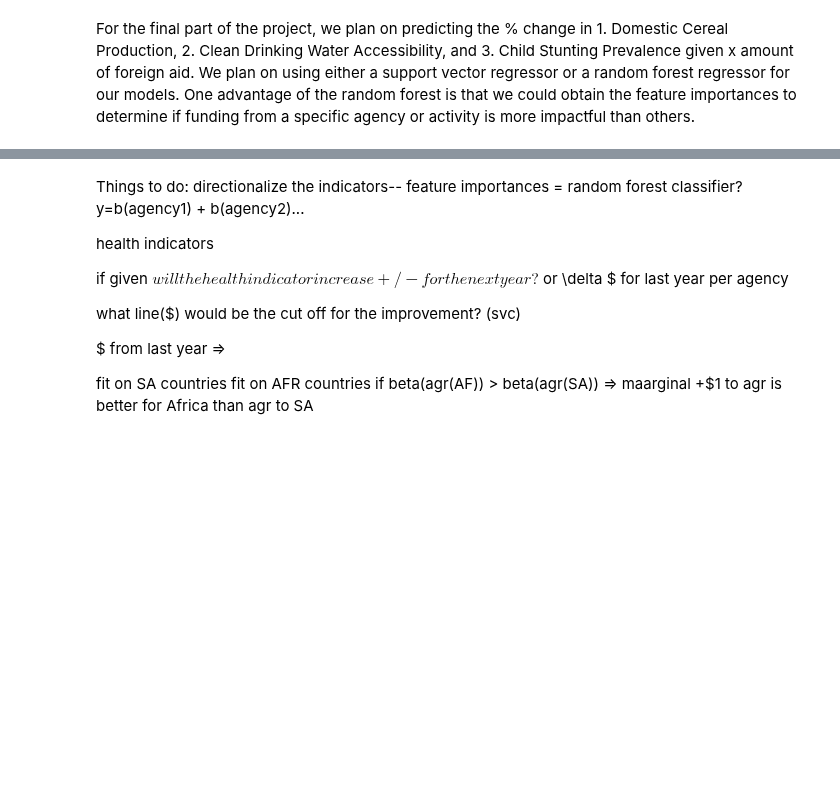
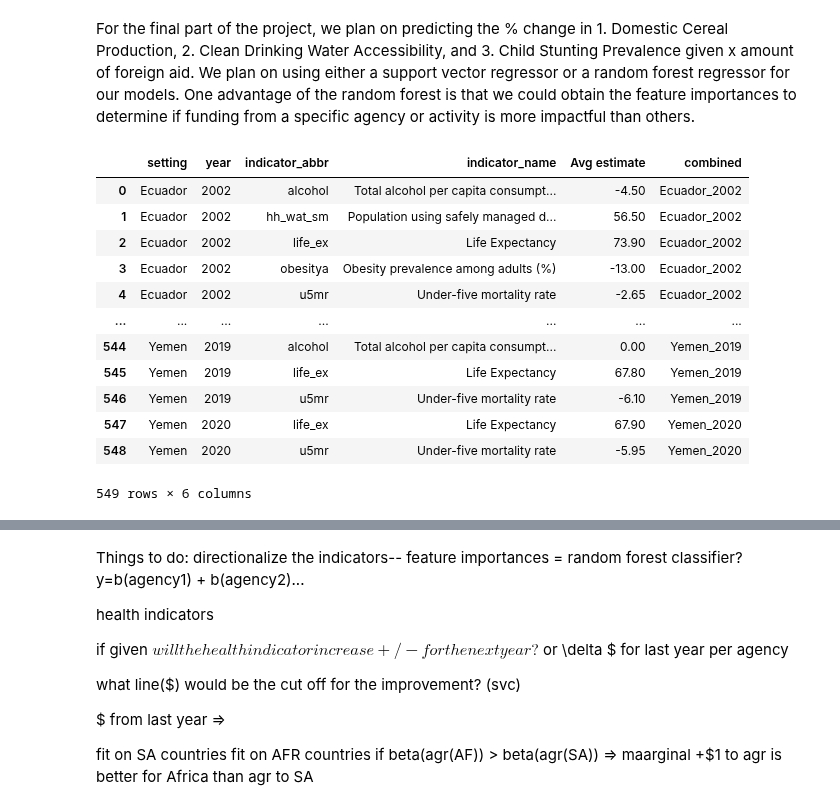
Before and after one commit to chriscallahan99/DataScience_Final_Project, a Jupyter notebook: DS_Milestone_2.ipynb, the cells around one changed output, grey strips where cells are left out. Saved outputs shown, nothing was run; the diff lists cells and outputs as text; code cells hidden in the pictures; blank space fills up the shorter version.

```diff
--- a/DS_Milestone_2.ipynb
+++ b/DS_Milestone_2.ipynb
@@ -550,3 +550,22 @@ Average Spending: $361637510
 ## Final Notes
 # %% [markdown]
 For the final part of the project, we plan on predicting the % change in 1. Domestic Cereal Production, 2. Clean Drinking Water Accessibility, and 3. Child Stunting Prevalence given x amount of foreign aid. We plan on using either a support vector regressor or a random forest regressor for our models. One advantage of the random forest is that we could obtain the feature importances to determine if funding from a specific agency or activity is more impactful than others.
+# %%
+gw_five = pd.read_excel(".." + slash_char + "WHO_datasets"+ slash_char + "GW_five_combined_subgroups.xlsx")
+gw_five["combined"] = gw_five["setting"].astype(str) + "_" + gw_five["year"].astype(str)
+
+gw_five
+# %% [output]
+|  | setting | year | indicator_abbr | indicator_name | Avg estimate | combined |
+| 0 | Ecuador | 2002 | alcohol | Total alcohol per capita consumpt... | -4.50 | Ecuador_2002 |
+| 1 | Ecuador | 2002 | hh_wat_sm | Population using safely managed d... | 56.50 | Ecuador_2002 |
+| 2 | Ecuador | 2002 | life_ex | Life Expectancy | 73.90 | Ecuador_2002 |
+| 3 | Ecuador | 2002 | obesitya | Obesity prevalence among adults (%) | -13.00 | Ecuador_2002 |
+| 4 | Ecuador | 2002 | u5mr | Under-five mortality rate | -2.65 | Ecuador_2002 |
+| ... | ... | ... | ... | ... | ... | ... |
+| 544 | Yemen | 2019 | alcohol | Total alcohol per capita consumpt... | 0.00 | Yemen_2019 |
+| 545 | Yemen | 2019 | life_ex | Life Expectancy | 67.80 | Yemen_2019 |
+| 546 | Yemen | 2019 | u5mr | Under-five mortality rate | -6.10 | Yemen_2019 |
+| 547 | Yemen | 2020 | life_ex | Life Expectancy | 67.90 | Yemen_2020 |
+| 548 | Yemen | 2020 | u5mr | Under-five mortality rate | -5.95 | Yemen_2020 |
+549 rows × 6 columns
```
Also changed, not shown: parts of 9 cells of this notebook, 3 other files.
